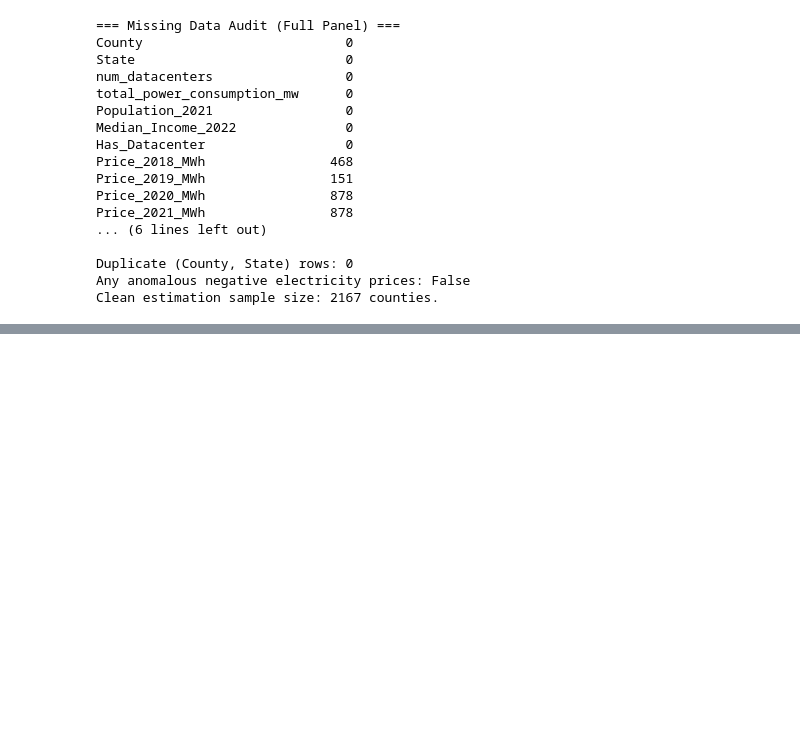
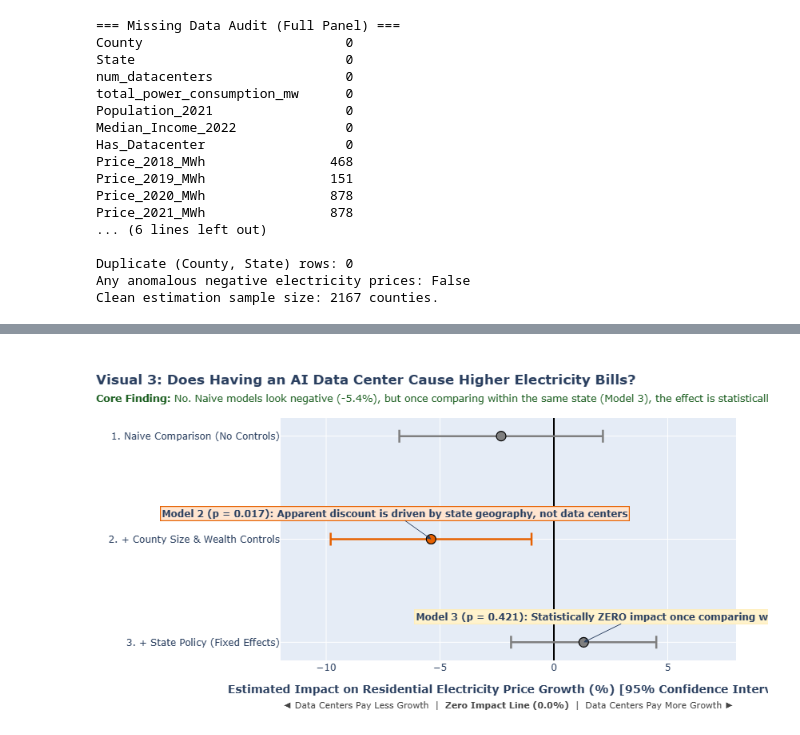
Before and after one commit to AadiVasa1/Data-Visualization-AI-Datacenters, a Jupyter notebook: AI_Datacenters_slop.ipynb, the cells around one changed output, grey strips where cells are left out. Drawn from its saved outputs; the diff is of its cells as text; code cells hidden in the pictures; blank space fills up the shorter version.

```diff
--- a/AI_Datacenters_slop.ipynb
+++ b/AI_Datacenters_slop.ipynb
@@ -111,14 +97,12 @@ price_columns = []
 cached_utility_prices = {}
 
 def get_utility_prices(year):
-    """Extract utility-level average residential electricity price ($/MWh) from EIA-861."""
     if year in cached_utility_prices:
         return cached_utility_prices[year]
     file_path = f'eia861/f861{year}/Sales_Ult_Cust_{year}.xlsx'
     df_sales = pd.read_excel(file_path, sheet_name='States', header=2)
     df_sales['Megawatthours'] = pd.to_numeric(df_sales['Megawatthours'], errors='coerce')
     df_sales['Thousand Dollars'] = pd.to_numeric(df_sales['Thousand Dollars'], errors='coerce')
-    # Filter for physical delivery infrastructure (Parts A and C) with positive sales
     df_sales = df_sales[df_sales['Part'].isin(['A', 'C']) & (df_sales['Megawatthours'] > 0)].copy()
     price_col = f'Price_{year}_MWh'
     df_sales[price_col] = (df_sales['Thousand Dollars'] * 1000) / df_sales['Megawatthours']
@@ -132,7 +116,7 @@ for year in year_range:
     utility_prices = get_utility_prices(year)
     df_master = df_master.merge(utility_prices, on=['Utility Number', 'State'], how='left')
 
-# Aggregate utilities serving each county to produce the final treatment group
+# Aggregate utilities serving each county
 final_treatment_group = (
     df_master
     .groupby(['County', 'State', 'num_datacenters', 'total_power_consumption_mw'])[price_columns]
@@ -1305,0 +621,70 @@ While retail residential consumers have not yet suffered a proven price penalty,
+# %%
+# Construct Visual 3: Clear Directional Forest Plot
+def get_ci(model, var='Has_Datacenter'):
+    ci = model.conf_int().loc[var]
+    return ci[0], ci[1]
+
+ci_m1 = get_ci(m1)
+ci_m2 = get_ci(m2)
+ci_m3 = get_ci(m3)
+
+fig3 = go.Figure()
+
+models_meta = [
+    ('1. Naive Comparison (No Controls)', m1.params['Has_Datacenter'], ci_m1, m1.pvalues['Has_Datacenter'], m1.rsquared, COLOR_NEUTRAL),
+    ('2. + County Size & Wealth Controls', m2.params['Has_Datacenter'], ci_m2, m2.pvalues['Has_Datacenter'], m2.rsquared, COLOR_TREATMENT),
+    ('3. + State Policy (Fixed Effects)', m3.params['Has_Datacenter'], ci_m3, m3.pvalues['Has_Datacenter'], m3.rsquared, COLOR_NEUTRAL)
+]
+
+for name, coef, ci, pval, r2, color in models_meta:
+    fig3.add_trace(go.Scatter(
+        x=[coef], y=[name],
+        error_x=dict(
+            type='data', symmetric=False,
+            array=[ci[1] - coef], arrayminus=[coef - ci[0]],
+            color=color, thickness=2.5, width=8
+        ),
+        mode='markers',
+        marker=dict(size=12, color=color, line=dict(color='black', width=1.2)),
+        name=name,
+        hovertemplate=(
+            f"<b>{name}</b><br>"
+            f"Estimated Effect: {coef:+.3f}%<br>"
+            f"95% CI: [{ci[0]:.2f}%, {ci[1]:.2f}%]<br>"
+            f"p-value: {pval:.3f}<br>"
+            f"R²: {r2:.4f}<extra></extra>"
+        )
+    ))
+
+fig3.update_layout(
+    title=dict(
+        text="<b>Visual 3: Does Having an AI Data Center Cause Higher Electricity Bills?</b><br><span style='font-size:12.5px; color:#1B5E20;'><b>Core Finding:</b> No. Naive models look negative (-5.4%), but once comparing within the same state (Model 3), the effect is statistically zero (+1.3%, p = 0.42).</span>",
+        x=0.0, xanchor="left"
+    ),
+    xaxis=dict(
+        title="<b>Estimated Impact on Residential Electricity Price Growth (%) [95% Confidence Interval]</b><br><span style='font-size:11px; color:#444;'>◄ Data Centers Pay Less Growth &nbsp;|&nbsp; <b>Zero Impact Line (0.0%)</b> &nbsp;|&nbsp; Data Centers Pay More Growth ►</span>",
+        zeroline=True, zerolinecolor='black', zerolinewidth=2.0,
+        range=[-12, 8]
+    ),
+    yaxis=dict(title="", autorange="reversed"),
+    showlegend=False,
+    annotations=[
+        dict(
+            x=m3.params['Has_Datacenter'], y='3. + State Policy (Fixed Effects)',
+            text="<b>Model 3 (p = 0.421): Statistically ZERO impact once comparing within same state</b>",
+            showarrow=True, arrowhead=2, ax=65, ay=-32,
+            bgcolor="#FFF3CD", bordercolor="#FFEEBA", borderwidth=1.2
+        ),
+        dict(
+            x=m2.params['Has_Datacenter'], y='2. + County Size & Wealth Controls',
+            text="<b>Model 2 (p = 0.017): Apparent discount is driven by state geography, not data centers</b>",
+            showarrow=True, arrowhead=2, ax=-45, ay=-32,
+            bgcolor="#FFE5D0", bordercolor=COLOR_TREATMENT, borderwidth=1.2
+        )
+    ],
+    height=460,
+    margin=dict(l=60, r=40, t=85, b=65)
+)
+fig3.show()
+# %% [output]
+[figure, added]
```
Also changed, not shown: parts of 44 cells of this notebook.
